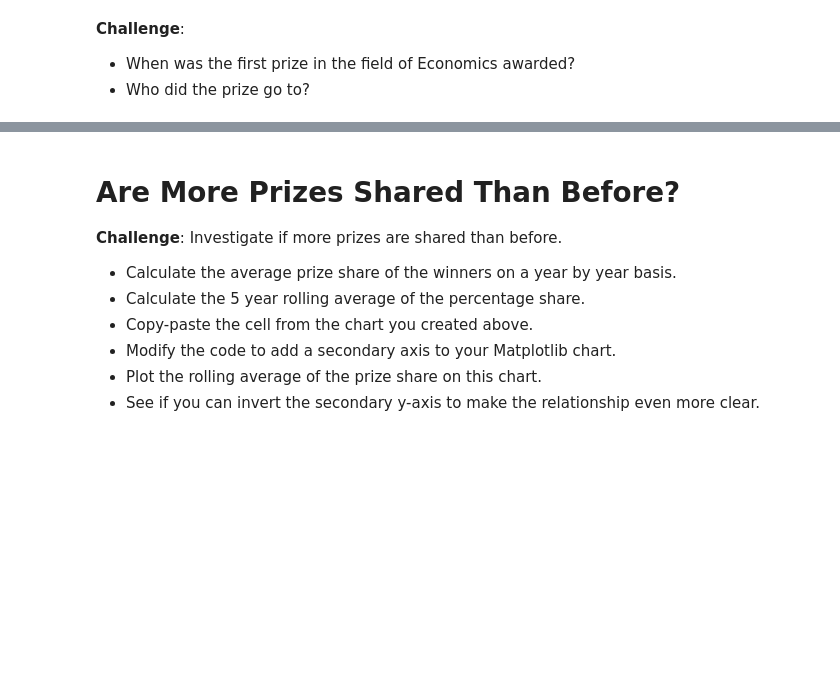
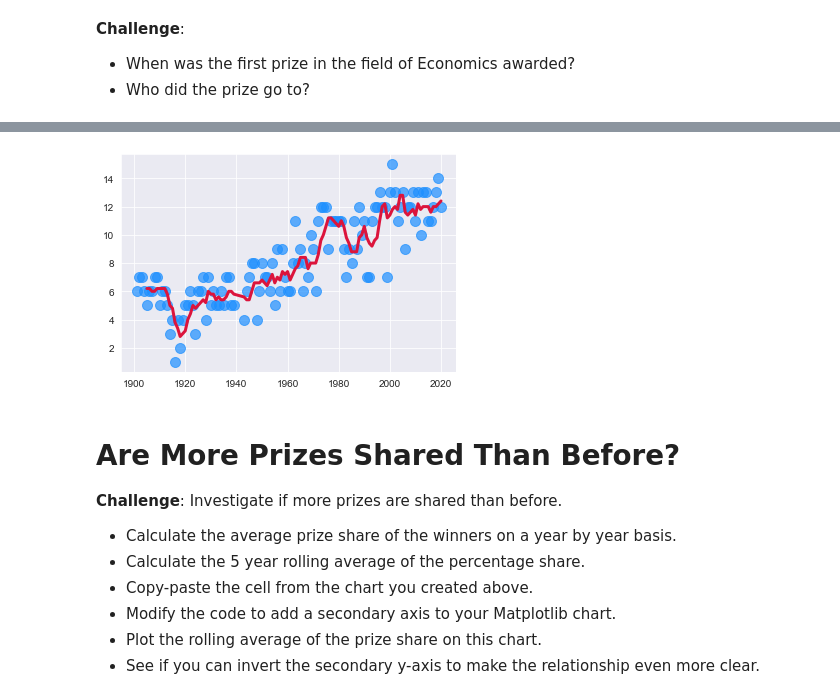
Before and after one commit to krook98/nobel-prize-analysis, a Jupyter notebook: Nobel_Prize_Analysis_(start).ipynb, the cells around one changed output, grey strips where cells are left out. Cells and saved outputs as stored; diff of their text form; code cells hidden in the pictures; blank space fills up the shorter version.

Commit message:
Visualised Trends over time

```diff
--- a/Nobel_Prize_Analysis_(start).ipynb
+++ b/Nobel_Prize_Analysis_(start).ipynb
@@ -86,5 +130,12 @@ memory usage: 120.4+ KB
 * Add a Column called `share_pct` which has the laureates' share as a percentage in the form of a floating-point number.
 # %% [markdown]
 #### Convert Year and Birth Date to Datetime
+# %%
+df_data.birth_date = pd.to_datetime(df_data.birth_date)
 # %% [markdown]
 #### Add a Column with the Prize Share as a Percentage
+# %%
+separated_values = df_data.prize_share.str.split('/', expand=True)
+numerator = pd.to_numeric(separated_values[0])
+denomenator = pd.to_numeric(separated_values[1])
+df_data['share_pct'] = numerator / denomenator
@@ -140,3 +310,6 @@ memory usage: 120.4+ KB
 
 * Looking at the chart, did the first and second world wars have an impact on the number of prizes being given out?
 * What could be the reason for the trend in the chart?
+# %%
+per_year = df_data.groupby('year').count().prize
+per_year
@@ -143,3 +330,25 @@ memory usage: 120.4+ KB
+# %%
+roll_df = per_year.rolling(5).mean()
+# %%
+plt.scatter(
+    x=per_year.index,
+    y=per_year.values,
+    c='dodgerblue',
+    alpha=0.7,
+    s=100
+)
+
+plt.plot(
+    per_year.index,
+    roll_df.values,
+    c='crimson',
+    linewidth=3
+
+)
+
+plt.show()
+# %% [output]
+[figure, added]
 # %% [markdown]
 # Are More Prizes Shared Than Before?
 
```
Also changed, not shown: parts of 15 cells of this notebook.
